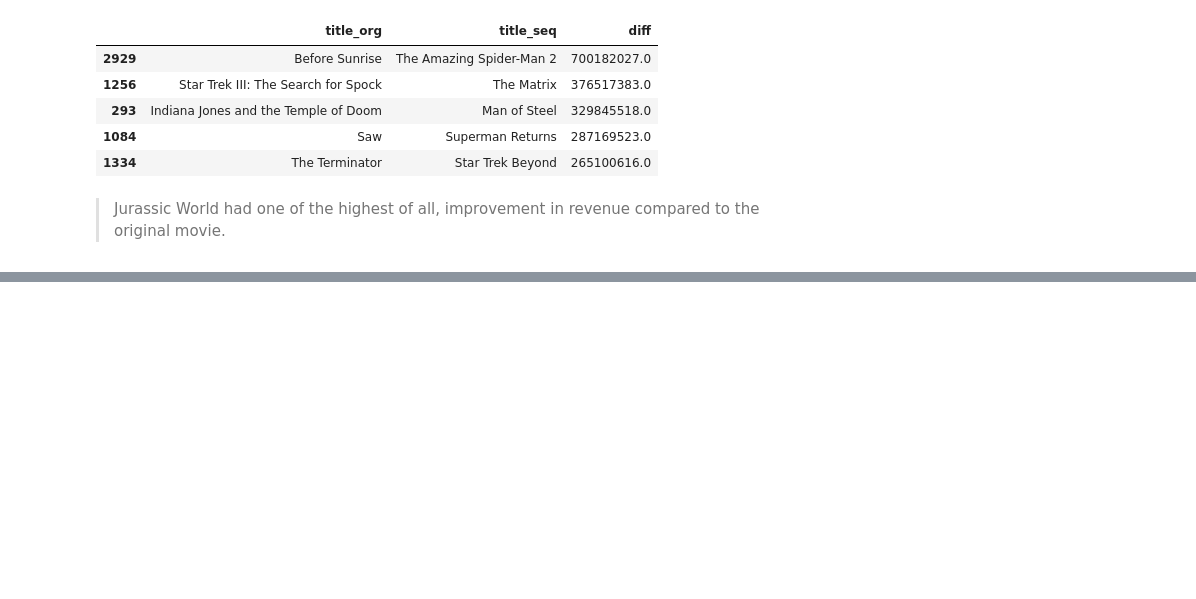
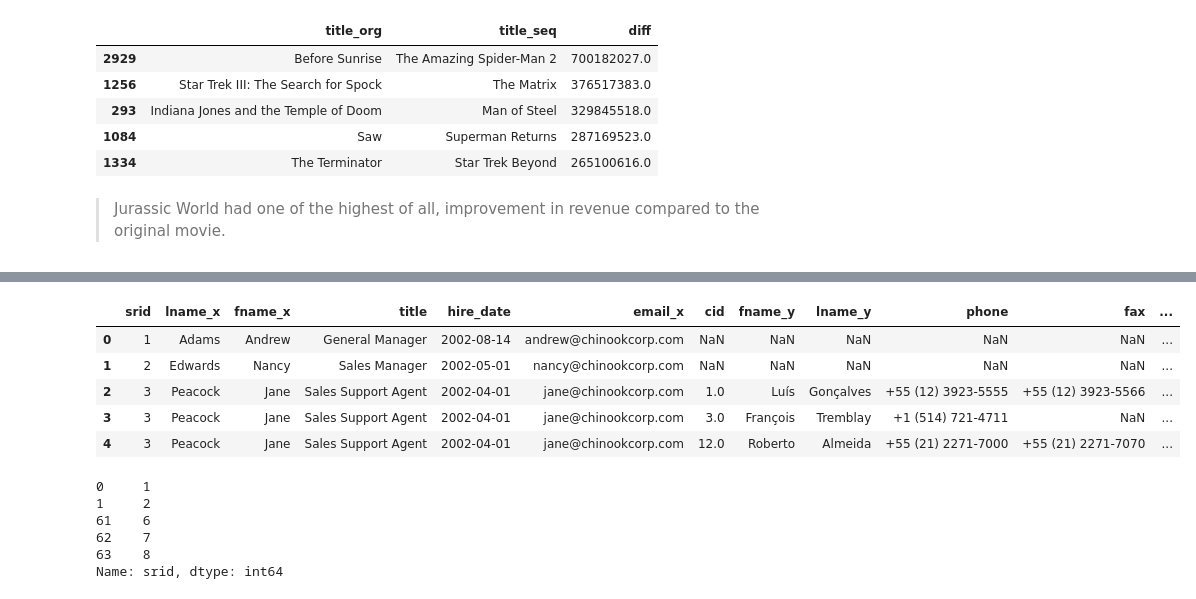
Before and after one commit to aziscript/Python-for-data-analysis, a Jupyter notebook: 04_joining_data_with_pd.ipynb, the cells around one changed output, grey strips where cells are left out. Drawn from its saved outputs; the diff is of its cells as text; code cells hidden in the pictures; blank space fills up the shorter version.

```diff
--- a/04_joining_data_with_pd.ipynb
+++ b/04_joining_data_with_pd.ipynb
@@ -784,0 +794,3 @@ titles_diff.sort_values('diff', ascending=False).head()
+# %%
+employees = pd.read_csv('datasets_join/employees.csv')
+employees
@@ -784,0 +807,3 @@ titles_diff.sort_values('diff', ascending=False).head()
+# %%
+top_cust = pd.read_csv('datasets_join/top_cust.csv')
+top_cust.head()
@@ -784,0 +817,26 @@ titles_diff.sort_values('diff', ascending=False).head()
+# %%
+# Merge employees and top_cust
+empl_cust = employees.merge(top_cust,
+                            how='left',
+                            on='srid',
+                            indicator=True)
+
+empl_cust.head()
+# %% [output]
+|  | srid | lname_x | fname_x | title | hire_date | email_x | cid | fname_y | lname_y | phone | fax | ... |
+| 0 | 1 | Adams | Andrew | General Manager | 2002-08-14 | andrew@chinookcorp.com | NaN | NaN | NaN | NaN | NaN | ... |
+| 1 | 2 | Edwards | Nancy | Sales Manager | 2002-05-01 | nancy@chinookcorp.com | NaN | NaN | NaN | NaN | NaN | ... |
+| 2 | 3 | Peacock | Jane | Sales Support Agent | 2002-04-01 | jane@chinookcorp.com | 1.0 | Luís | Gonçalves | +55 (12) 3923-5555 | +55 (12) 3923-5566 | ... |
+| 3 | 3 | Peacock | Jane | Sales Support Agent | 2002-04-01 | jane@chinookcorp.com | 3.0 | François | Tremblay | +1 (514) 721-4711 | NaN | ... |
+| 4 | 3 | Peacock | Jane | Sales Support Agent | 2002-04-01 | jane@chinookcorp.com | 12.0 | Roberto | Almeida | +55 (21) 2271-7000 | +55 (21) 2271-7070 | ... |
+# %%
+# # Select the srid column where _merge is left_only
+srid_list = empl_cust[empl_cust['_merge']=='left_only']['srid']
+srid_list
+# %% [output]
+0     1
+1     2
+61    6
+62    7
+63    8
+Name: srid, dtype: int64
```
Also changed, not shown: parts of 17 cells of this notebook, 6 other files.
